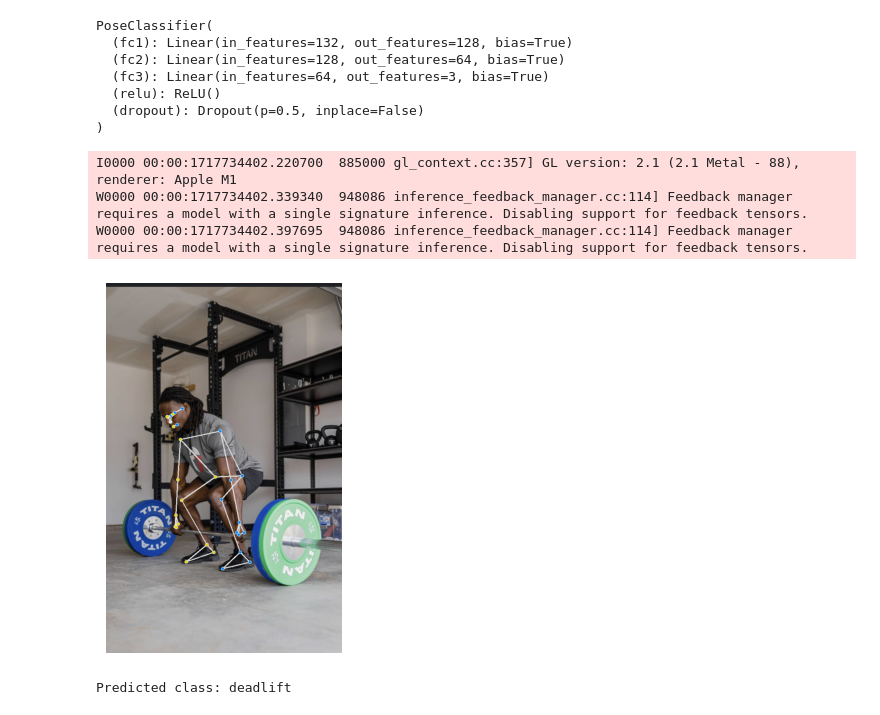
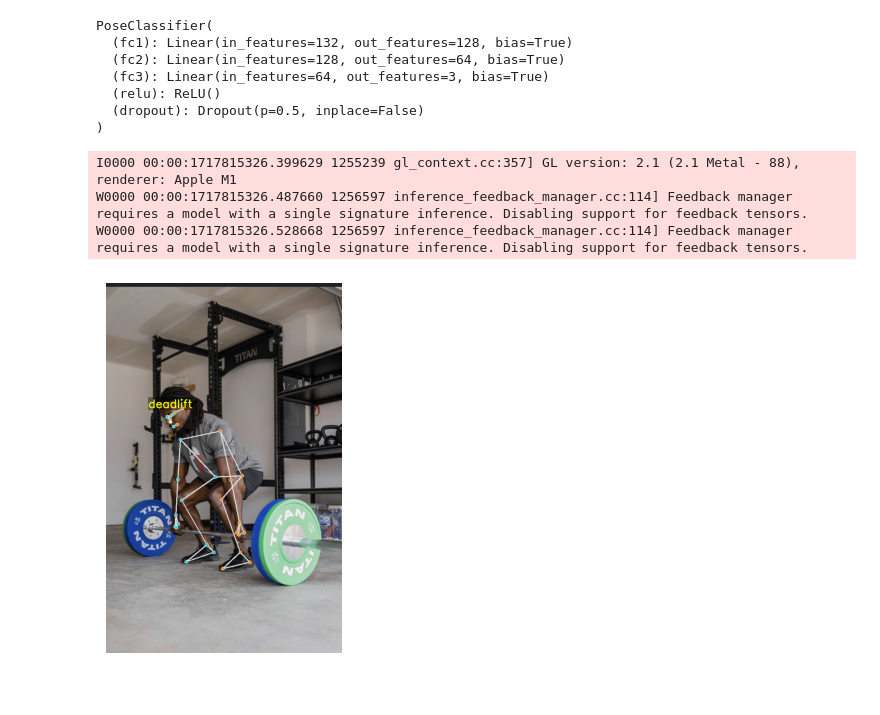
Before and after one commit to dominicaq/workout_estimation, a Jupyter notebook: workout_classification.ipynb, the cells around one changed output. Saved outputs shown, nothing was run; the diff lists cells and outputs as text; code cells hidden in the pictures.

Commit message:
created classification visualizer

```diff
--- a/workout_classification.ipynb
+++ b/workout_classification.ipynb
@@ -407,40 +369,78 @@ PoseClassifier(
   (dropout): Dropout(p=0.5, inplace=False)
 )
 # %%
+def place_label_on_head(image, detection_result, key_points, label):
+    # Get the coordinates of the nose, which we consider the top of the head
+    nose = key_points.get('nose', None)
+
+    if nose is not None:
+        x, y = int(nose.x * image.shape[1]), int(nose.y * image.shape[0])
+
+        # Define the font, size, and color
+        font = cv2.FONT_HERSHEY_SIMPLEX
+        font_scale = 1
+        font_color = (0, 255, 255)  # Yellow color in BGR
+        thickness = 2
+
+        # Get the text size to create a background rectangle
+        text_size, _ = cv2.getTextSize(label, font, font_scale, thickness)
+        text_w, text_h = text_size
+
+        # Position the text slightly above the nose
+        text_x = x - text_w // 2
+        text_y = y - text_h - 10
+
+        # Add a transparent rectangle background for the text
+        overlay = image.copy()
+        cv2.rectangle(overlay, (text_x, text_y - text_h - 10), (text_x + text_w, text_y), (0, 0, 0), -1)
+        alpha = 0.4  # Transparency factor
+        cv2.addWeighted(overlay, alpha, image, 1 - alpha, 0, image)
+
+        # Put the text on the image
+        cv2.putText(image, label, (text_x, text_y - 5), font, font_scale, font_color, thickness)
+
+    # Draw landmarks on the image
+    image = draw_landmarks_on_image(image, detection_result)
+
+    # Display the image
+    cv2_imshow(image)
+
+
 # Static Usage
 src_img = "sample-frames/deadlift.png"
 mp_detector = mp_init_detector()
 mp_image = mp.Image.create_from_file(src_img)
 detection_results, key_points = mp_process_image(
     mp_detector,
     mp_image
 )
 
 # Preprocess the keypoints
 input_tensor = preprocess_keypoints(key_points)
 
 # Classify the keypoints
 with torch.no_grad():
     output = model(input_tensor)
     _, predicted = torch.max(output, 1)
 
 predicted_class = predicted.item()
 
 # Output
-mp_debug_show_image(mp_detector, src_img)
+# mp_debug_show_image(mp_detector, src_img)
 
 # Load and clean class labels
 class_labels = pd.read_csv('datasets/exercise_kp.csv')['exercise_type'].unique()
 class_labels = [label.replace('_data', '') for label in class_labels]
 class_index_to_label = {index: label for index, label in enumerate(class_labels)}
 
 predicted_class_index = predicted.item()
 predicted_class_label = class_index_to_label[predicted_class_index]
-print(f'Predicted class: {predicted_class_label}')
+# print(f'Predicted class: {predicted_class_label}')
+image = cv2.imread(src_img)
+place_label_on_head(image, detection_results, key_points, predicted_class_label)
 # %% [output]
-I0000 00:00:1717734402.220700  885000 gl_context.cc:357] GL version: 2.1 (2.1 Metal - 88), renderer: Apple M1
-W0000 00:00:1717734402.339340  948086 inference_feedback_manager.cc:114] Feedback manager requires a model with a single signature inference. Disabling support for feedback tensors.
-W0000 00:00:1717734402.397695  948086 inference_feedback_manager.cc:114] Feedback manager requires a model with a single signature inference. Disabling support for feedback tensors.
+I0000 00:00:1717815326.399629 1255239 gl_context.cc:357] GL version: 2.1 (2.1 Metal - 88), renderer: Apple M1
+W0000 00:00:1717815326.487660 1256597 inference_feedback_manager.cc:114] Feedback manager requires a model with a single signature inference. Disabling support for feedback tensors.
+W0000 00:00:1717815326.528668 1256597 inference_feedback_manager.cc:114] Feedback manager requires a model with a single signature inference. Disabling support for feedback tensors.
-[figure, old version]
+[figure, new version]
-Predicted class: deadlift
 # %%
```
Also changed, not shown: parts of 3 cells of this notebook.
